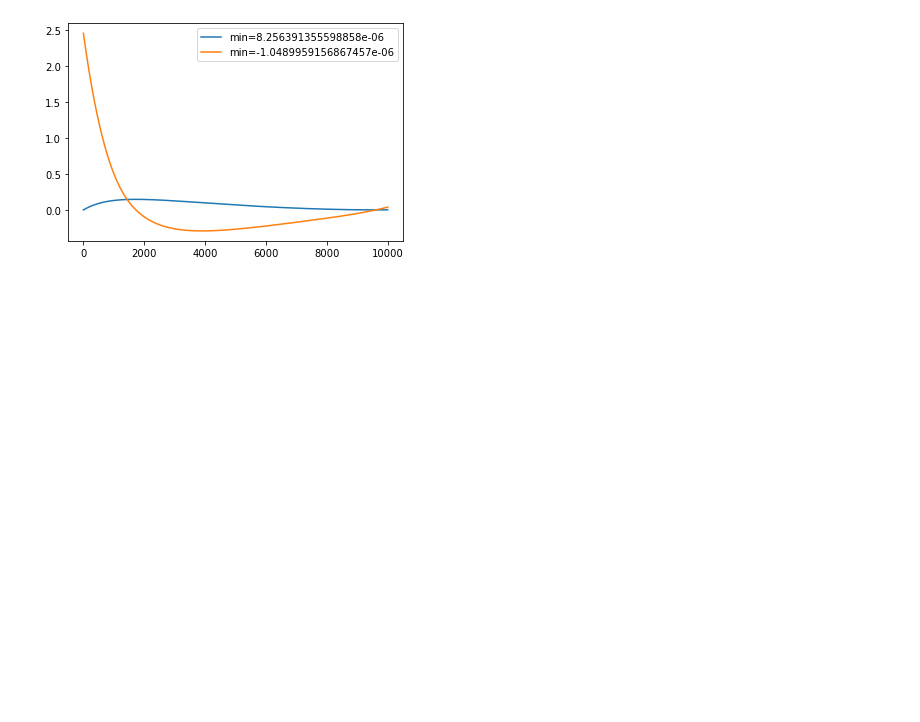
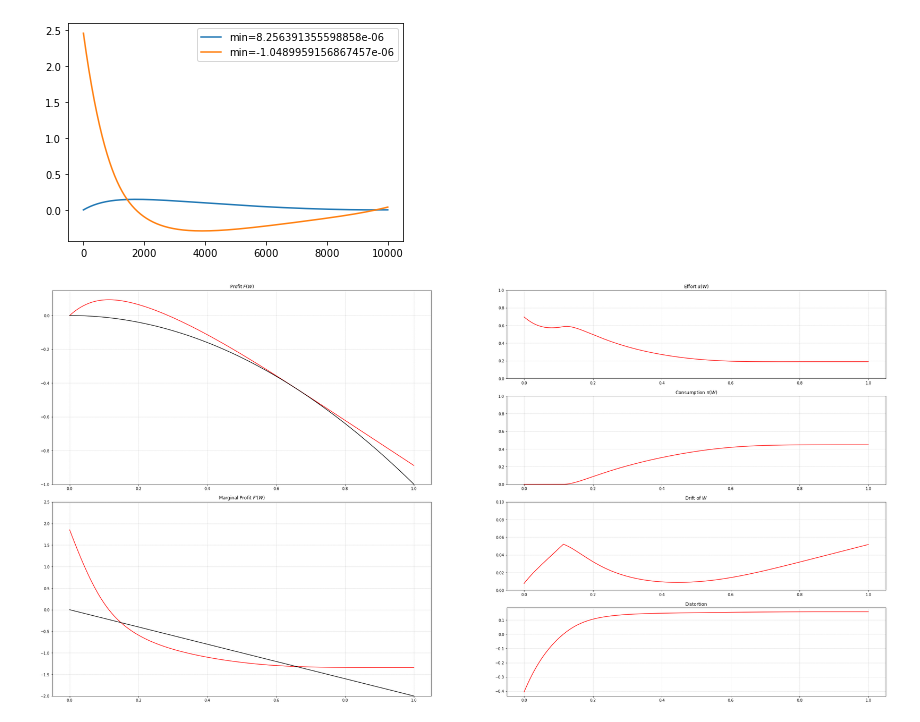
Before and after one commit to binchengecon/InequalityEcon, a Jupyter notebook: Sannikov_ODE.ipynb, the cells around one changed output. Saved outputs shown, nothing was run; the diff lists cells and outputs as text; code cells hidden in the pictures; blank space fills up the shorter version.

```diff
--- a/Sannikov_ODE.ipynb
+++ b/Sannikov_ODE.ipynb
@@ -196,0 +239,82 @@ plt.legend()
+# %%
+guess = 1.85228996
+
+sol2 = solve_ivp(ODE_dis, t_span=(0, 1), y0=[
+    0, guess], method="DOP853", max_step=0.0001)
+
+
+X_plot = sol2.t[sol2.y[0] >= -sol2.t**2]
+ODE_F = sol2.y[0][sol2.y[0] >= -sol2.t**2]
+ODE_V = sol2.y[1][sol2.y[0] >= -sol2.t**2]
+
+
+
+
+c_orig = (ODE_V/2)**2 * (ODE_V < 0)
+
+c = c_orig
+
+a_orig = 2/5 + 4/25 * ODE_V + 2*ODE_F + \
+    2*c-2*ODE_V*X_plot + 2*ODE_V*np.sqrt(c)
+
+a = a_orig * (a_orig > 0) + 0*(a_orig <= 0)
+
+h = -1/xi*ODE_V*(a+2/5)*sigma
+
+
+ODE_a = a
+ODE_c = c
+ODE_h = h
+
+
+B_W = r*(X_plot-ODE_c**(1/2)+ODE_a**2/2+2*ODE_a/5 + (ODE_a+2/5)*sigma*ODE_h)
+ODE_drift = B_W
+
+
+
+figwidth = 10
+
+fig, axs = plt.subplot_mosaic(
+
+    [["left column", "right top"],
+     ["left column", "right mid"],
+        ["left down", "right down"],
+        ["left down", "right dis"]], figsize=(4 * figwidth, 2 * figwidth)
+
+)
+
+
+axs["left column"].plot(X_plot, ODE_F, color='red')
+axs["left column"].set_ylim(-1, 0.15)
+axs["left column"].plot(sol2.t, -sol2.t**2, color='black')
+axs["left column"].set_title("Profit $F(W)$")
+axs["left column"].grid(linestyle=':')
+
+axs["left down"].plot(X_plot, ODE_V, color='red')
+axs["left down"].set_ylim(-2, 2.5)
+axs["left down"].plot(sol2.t, -2 * sol2.t, color='black')
+axs["left down"].set_title("Marginal Profit $F'(W)$")
+axs["left down"].grid(linestyle=':')
+
+axs["right top"].plot(X_plot, ODE_a, color='red')
+axs["right top"].set_ylim(0, 1)
+axs["right top"].set_title("Effort $\\alpha(W)$")
+axs["right top"].grid(linestyle=':')
+
+axs["right mid"].plot(X_plot, ODE_c, color='red')
+axs["right mid"].set_ylim(0, 1)
+axs["right mid"].set_title("Consumption $\\pi(W)$")
+axs["right mid"].grid(linestyle=':')
+
+axs["right down"].plot(X_plot, ODE_drift, color='red')
+axs["right down"].set_ylim(0, 0.1)
+axs["right down"].set_title("Drift of $W$")
+axs["right down"].grid(linestyle=':')
+
+
+axs["right dis"].plot(X_plot, ODE_h, color='red')
+# axs["right down"].set_ylim(0, 0.1)
+axs["right dis"].set_title("Distortion")
+axs["right dis"].grid(linestyle=':')
+# %% [output]
+[figure, added]
```
Also changed, not shown: parts of 2 cells of this notebook.
